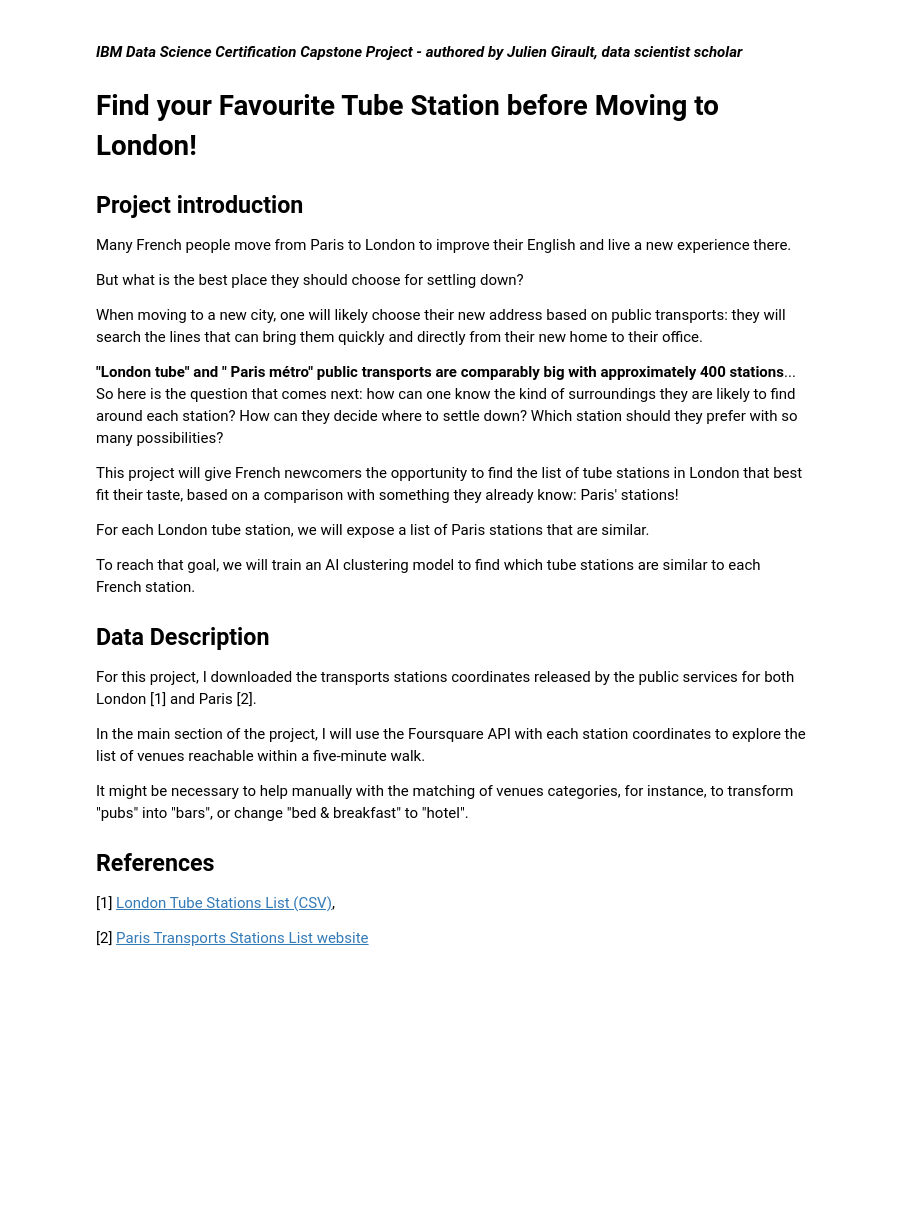
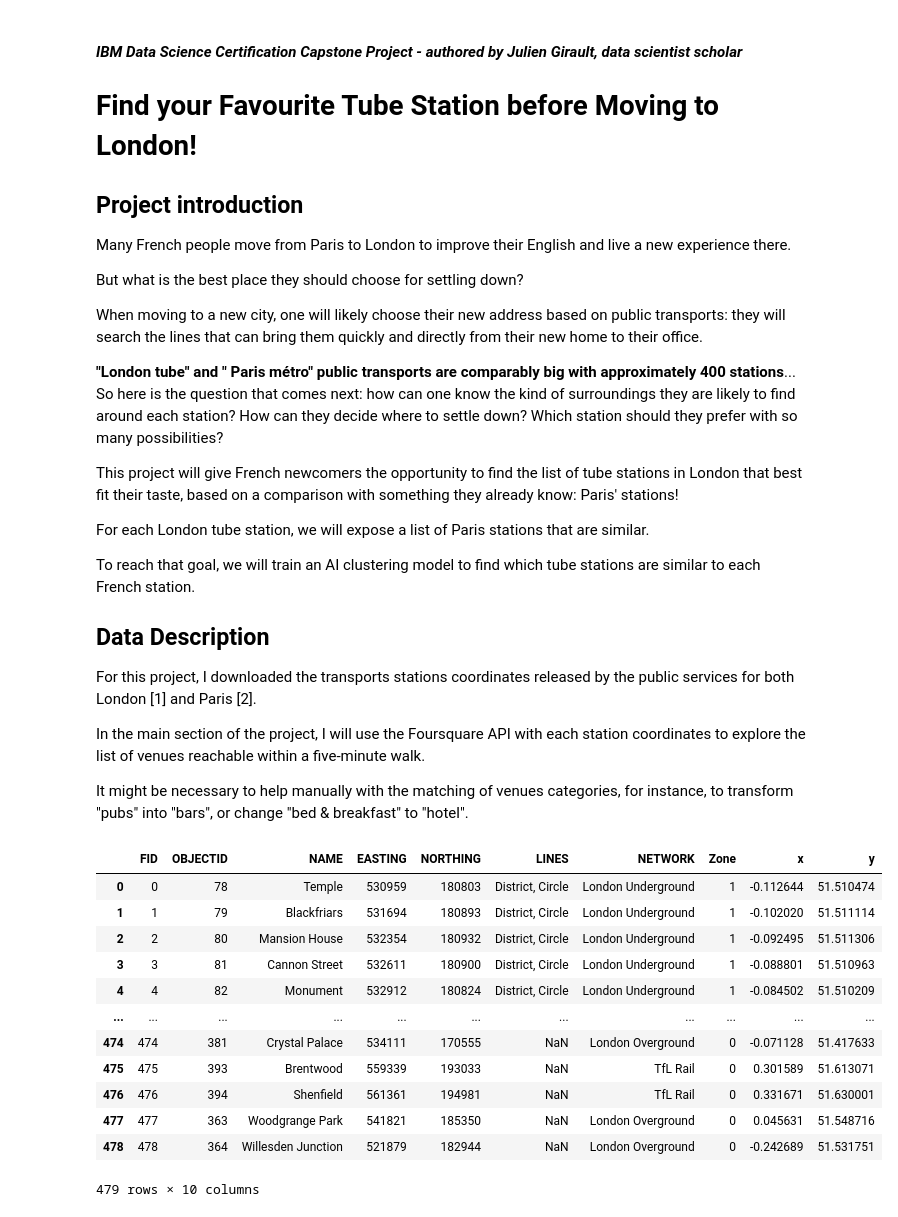
Before and after one commit to juliengirault52/Coursera_Capstone, a Jupyter notebook: capstone_project.ipynb, the cells around one changed output. Cells and saved outputs as stored; diff of their text form; code cells hidden in the pictures; blank space fills up the shorter version.

Commit message:
Clusterings first try

```diff
--- a/capstone_project.ipynb
+++ b/capstone_project.ipynb
@@ -26,9 +26,36 @@ For this project, I downloaded the transports stations coordinates released by t
 In the main section of the project, I will use the Foursquare API with each station coordinates to explore the list of venues reachable within a five-minute walk.
 
 It might be necessary to help manually with the matching of venues categories, for instance, to transform "pubs" into "bars", or change "bed & breakfast" to "hotel".
-
-## References
-
-[1] [London Tube Stations List (CSV)](https://www.whatdotheyknow.com/request/512947/response/1238210/attach/3/Stations%2020180921.csv.txt?cookie_passthrough=1),
-
-[2] [Paris Transports Stations List website](https://data.iledefrance-mobilites.fr/explore/dataset/emplacement-des-gares-idf/table/?refine.mode=Metro)
+# %%
+import pandas as pd
+import io
+import requests
+
+#London data:
+req=requests.get("https://www.whatdotheyknow.com/request/512947/response/1238210/attach/3/Stations%2020180921.csv.txt?cookie_passthrough=1").content
+df_london=pd.read_csv(io.StringIO(req.decode('utf-8')))
+
+#Paris data:
+req=requests.get("https://data.iledefrance-mobilites.fr/explore/dataset/emplacement-des-gares-idf/download/?format=json&refine.mode=Metro&timezone=Europe/Berlin&lang=fr").content
+df_paris=pd.read_json(io.StringIO(req.decode('utf-8')))
+df_paris
+df_london
+
+
+# récup les coords
+# cc le clustering
+# voir ce que ça donne sans rien modifier
+# %% [output]
+|  | FID | OBJECTID | NAME | EASTING | NORTHING | LINES | NETWORK | Zone | x | y |
+| 0 | 0 | 78 | Temple | 530959 | 180803 | District, Circle | London Underground | 1 | -0.112644 | 51.510474 |
+| 1 | 1 | 79 | Blackfriars | 531694 | 180893 | District, Circle | London Underground | 1 | -0.102020 | 51.511114 |
+| 2 | 2 | 80 | Mansion House | 532354 | 180932 | District, Circle | London Underground | 1 | -0.092495 | 51.511306 |
+| 3 | 3 | 81 | Cannon Street | 532611 | 180900 | District, Circle | London Underground | 1 | -0.088801 | 51.510963 |
+| 4 | 4 | 82 | Monument | 532912 | 180824 | District, Circle | London Underground | 1 | -0.084502 | 51.510209 |
+| ... | ... | ... | ... | ... | ... | ... | ... | ... | ... | ... |
+| 474 | 474 | 381 | Crystal Palace | 534111 | 170555 | NaN | London Overground | 0 | -0.071128 | 51.417633 |
+| 475 | 475 | 393 | Brentwood | 559339 | 193033 | NaN | TfL Rail | 0 | 0.301589 | 51.613071 |
+| 476 | 476 | 394 | Shenfield | 561361 | 194981 | NaN | TfL Rail | 0 | 0.331671 | 51.630001 |
+| 477 | 477 | 363 | Woodgrange Park | 541821 | 185350 | NaN | London Overground | 0 | 0.045631 | 51.548716 |
+| 478 | 478 | 364 | Willesden Junction | 521879 | 182944 | NaN | London Overground | 0 | -0.242689 | 51.531751 |
+479 rows × 10 columns
```
Also changed, not shown: parts of 75 cells of this notebook.
